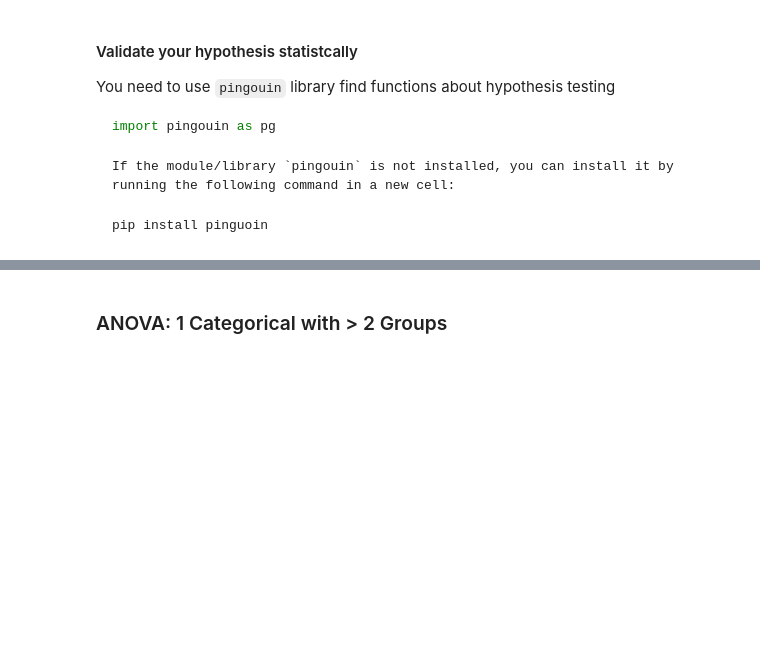
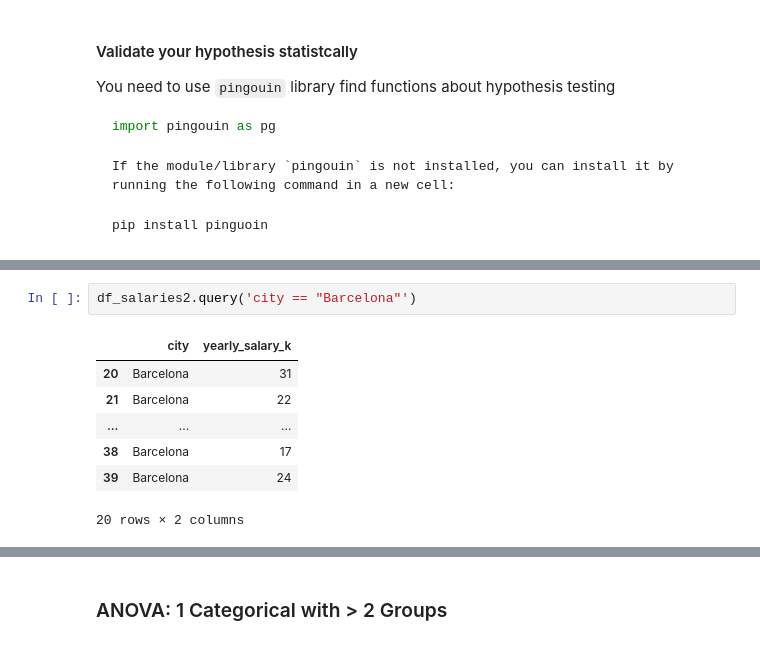
Before and after one commit to jsulopzs/course-resolving-python-data-analysis-visualization, a Jupyter notebook: 05_Data Analysis & Statistics/11_Hypothesis Testing/11A_Hypothesis.ipynb, the cells around one changed output, grey strips where cells are left out. Cells and saved outputs as stored; diff of their text form; blank space fills up the shorter version.

```diff
--- a/05_Data Analysis & Statistics/11_Hypothesis Testing/11A_Hypothesis.ipynb
+++ b/05_Data Analysis & Statistics/11_Hypothesis Testing/11A_Hypothesis.ipynb
@@ -39,0 +94,10 @@ pip install pinguoin
+# %%
+df_salaries2.query('city == "Barcelona"')
+# %% [output]
+|  | city | yearly_salary_k |
+| 20 | Barcelona | 31 |
+| 21 | Barcelona | 22 |
+| ... | ... | ... |
+| 38 | Barcelona | 17 |
+| 39 | Barcelona | 24 |
+20 rows × 2 columns
```
Also changed, not shown: parts of 23 cells of this notebook, 5 other files.
